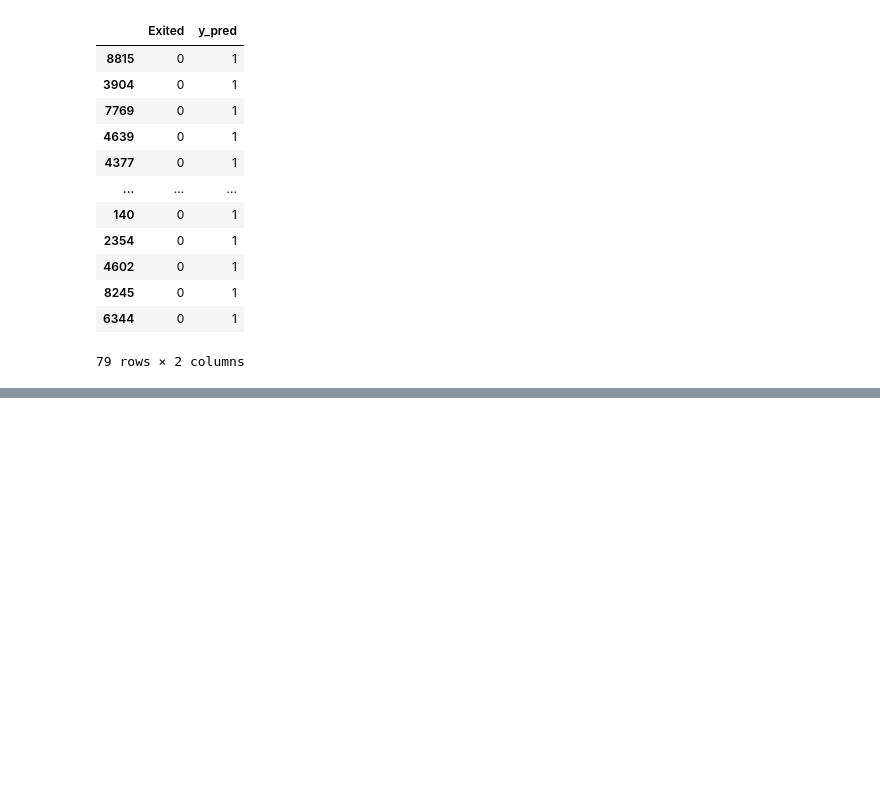
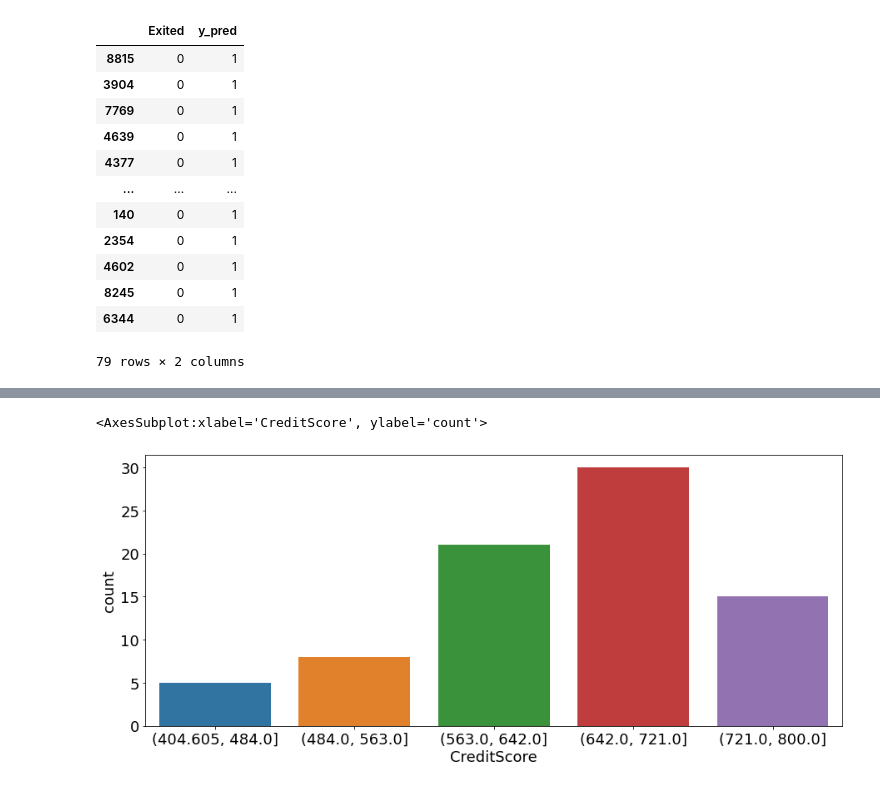
Before and after one commit to Yoyoyamato/churn_modeling, a Jupyter notebook: Final_Model.ipynb, the cells around one changed output, grey strips where cells are left out. Drawn from its saved outputs; the diff is of its cells as text; code cells hidden in the pictures; blank space fills up the shorter version.

```diff
--- a/Final_Model.ipynb
+++ b/Final_Model.ipynb
@@ -162,0 +182,6 @@ FP
+# %%
+Cat_Age=pd.cut(x=FP_df["CreditScore"],bins=5)
+sns.countplot(x=Cat_Age)
+# %% [output]
+<AxesSubplot:xlabel='CreditScore', ylabel='count'>
+[figure, added]
```
Also changed, not shown: parts of 5 cells of this notebook.
